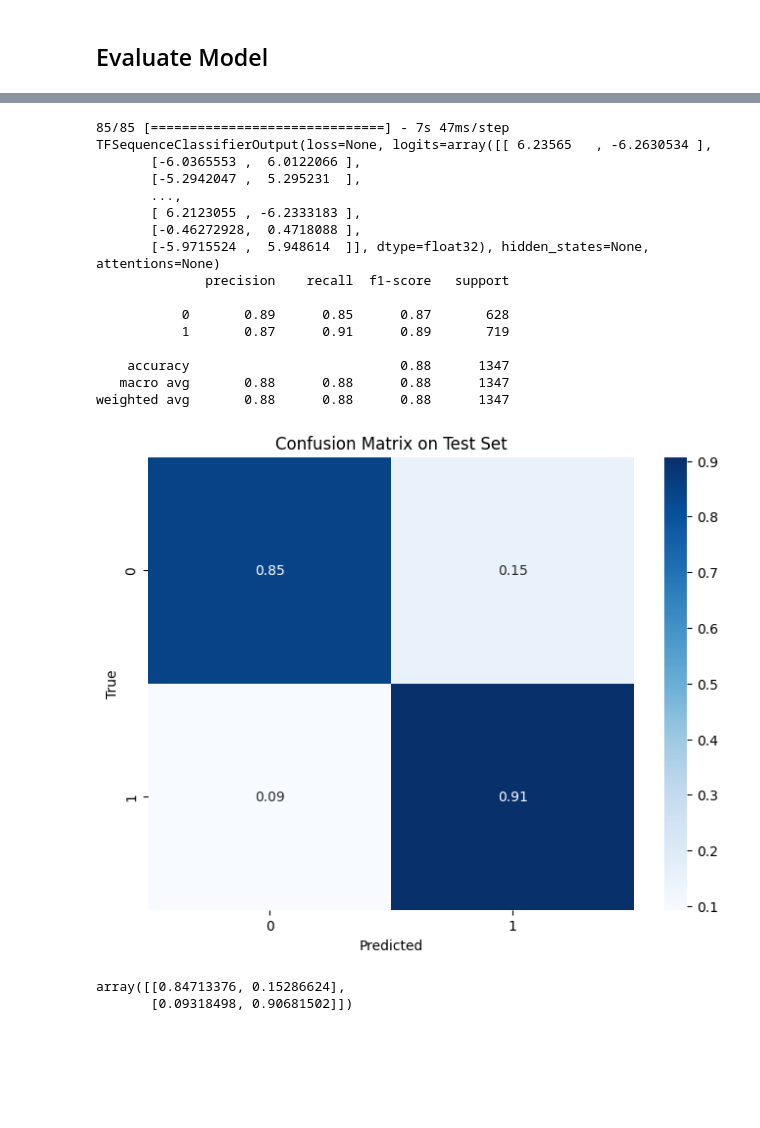
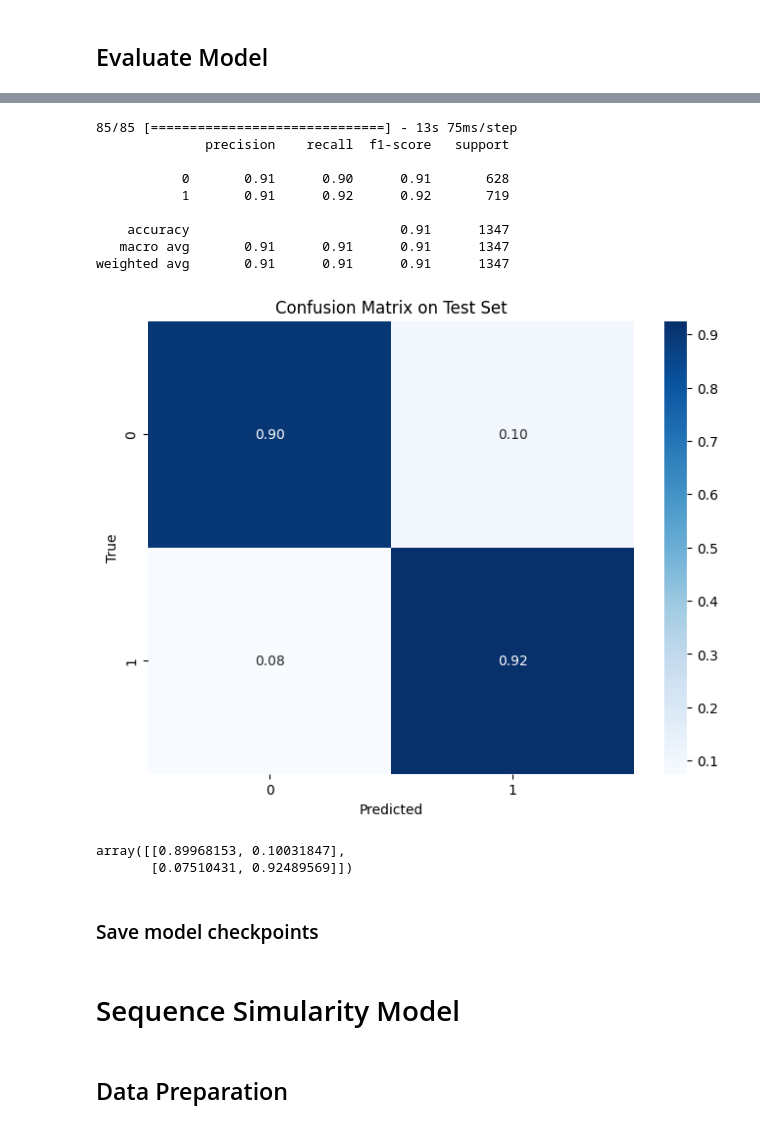
Before and after one commit to AAP9002/COMP34812-NLU-NLI, a Jupyter notebook: NLI_Transformer_RoBERTa.ipynb, the cells around one changed output, grey strips where cells are left out. Saved outputs shown, nothing was run; the diff lists cells and outputs as text; code cells hidden in the pictures; blank space fills up the shorter version.

Commit message:
refines NLI Classification, add sequence simularity, init fused model

```diff
--- a/NLI_Transformer_RoBERTa.ipynb
+++ b/NLI_Transformer_RoBERTa.ipynb
@@ -195,5 +297,5 @@ optimizer = tf.keras.optimizers.Adam(learning_rate=2e-5)
 loss = tf.keras.losses.BinaryCrossentropy(from_logits=True)
 metrics = [tf.keras.metrics.BinaryAccuracy(name='binary_accuracy', threshold=0.5)]
 
-model.compile(optimizer=optimizer, loss=loss, metrics=metrics)
+roberta_large_model.compile(optimizer=optimizer, loss=loss, metrics=metrics)
 # %%
@@ -213,31 +309,0 @@ Epoch 5/5
-# %%
-def plot_history(history):
-  losses = history.history['loss']
-  val_losses = history.history['val_loss']
-  epochs = range(1, len(losses) + 1)
-
-  accuracy = history.history['binary_accuracy']
-  val_accuracy = history.history['val_binary_accuracy']
-
-  plt.figure(figsize=(12, 4))
-
-  plt.subplot(1, 2, 1)
-  plt.plot(epochs, losses, 'bo', label='Training loss')
-  plt.plot(epochs, val_losses, 'b', label='Validation loss')
-  plt.title('Training and validation loss')
-  plt.xlabel('Epochs')
-  plt.ylabel('Loss')
-  plt.legend()
-
-  plt.subplot(1, 2, 2)
-  plt.plot(epochs, accuracy, 'bo', label='Training accuracy')
-  plt.plot(epochs, val_accuracy, 'b', label='Validation accuracy')
-  plt.title('Training and validation accuracy')
-  plt.xlabel('Epochs')
-  plt.ylabel('Accuracy')
-  plt.legend()
-
-  plt.show()
-
-
-plot_history(history)
@@ -245,0 +310,6 @@ plot_history(history)
+# %%
+if os.path.exists('nli_large_roberta_model.h5'):
+    print("Model was loaded from weights")
+else:
+  history = roberta_large_model.fit(train_batches, validation_data=dev_batches , epochs=5)
+  plot_history(history)
@@ -292,28 +339,21 @@ array([[0.83041825, 0.16958175],
 # %%
-predictions = model.predict(test_batches)
-
-print(predictions)
+predictions = roberta_large_model.predict(test_batches)
 prediction_labels = predictions.logits.argmax(axis=-1)
 
 print(classification_report(test_set['label'], prediction_labels))
 plot_confussion(test_set['label'], prediction_labels, "Confusion Matrix on Test Set")
 # %% [output]
-85/85 [==============================] - 7s 47ms/step
-TFSequenceClassifierOutput(loss=None, logits=array([[ 6.23565   , -6.2630534 ],
-       [-6.0365553 ,  6.0122066 ],
-       [-5.2942047 ,  5.295231  ],
-       ...,
-       [ 6.2123055 , -6.2333183 ],
-       [-0.46272928,  0.4718088 ],
-       [-5.9715524 ,  5.948614  ]], dtype=float32), hidden_states=None, attentions=None)
+85/85 [==============================] - 13s 75ms/step
               precision    recall  f1-score   support
 
-           0       0.89      0.85      0.87       628
-           1       0.87      0.91      0.89       719
+           0       0.91      0.90      0.91       628
+           1       0.91      0.92      0.92       719
 
-    accuracy                           0.88      1347
-   macro avg       0.88      0.88      0.88      1347
-weighted avg       0.88      0.88      0.88      1347
+    accuracy                           0.91      1347
+   macro avg       0.91      0.91      0.91      1347
+weighted avg       0.91      0.91      0.91      1347
-[figure, old version]
+[figure, new version]
-array([[0.84713376, 0.15286624],
-       [0.09318498, 0.90681502]])
+array([[0.89968153, 0.10031847],
+       [0.07510431, 0.92489569]])
+# %% [markdown]
+### Save model checkpoints
@@ -319,0 +364,2 @@ array([[0.84713376, 0.15286624],
+# %% [markdown]
+# Sequence Simularity Model
@@ -319,0 +369,2 @@ array([[0.84713376, 0.15286624],
+# %% [markdown]
+## Data Preparation
```
Also changed, not shown: parts of 38 cells of this notebook.
